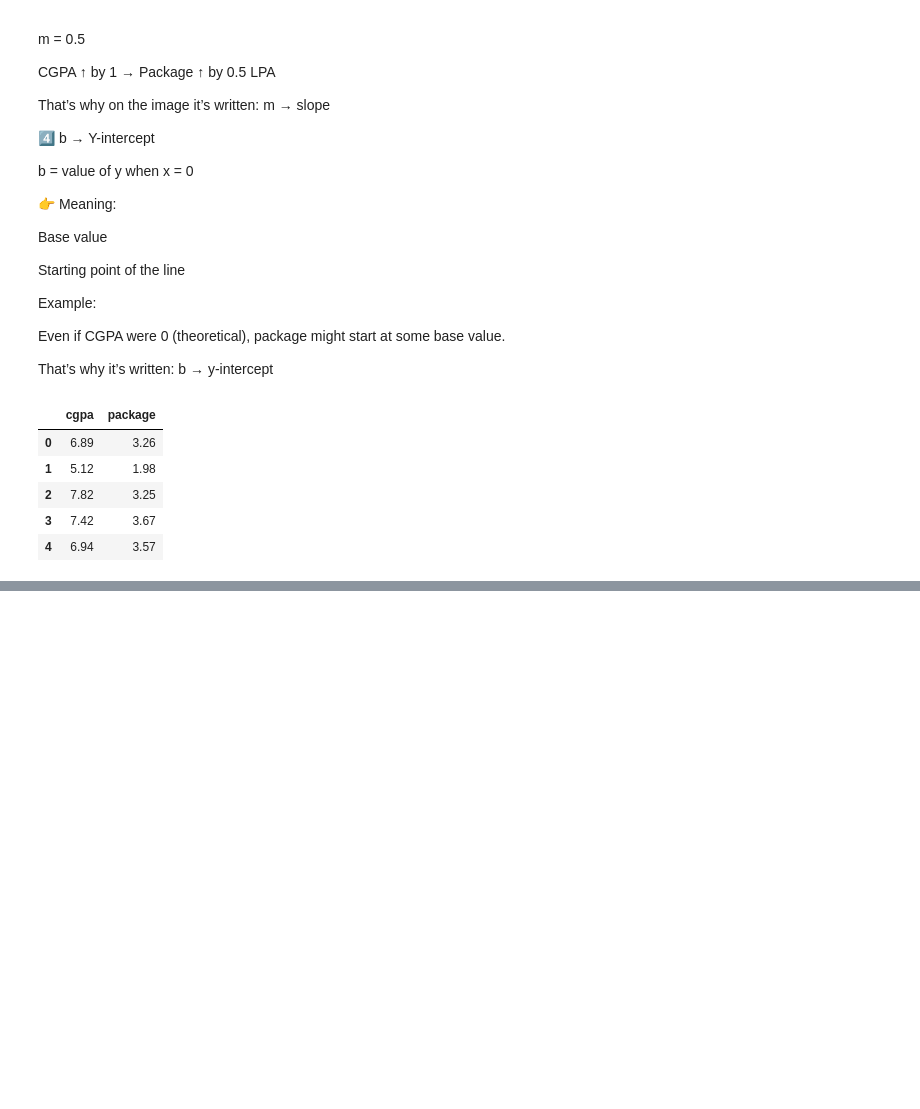
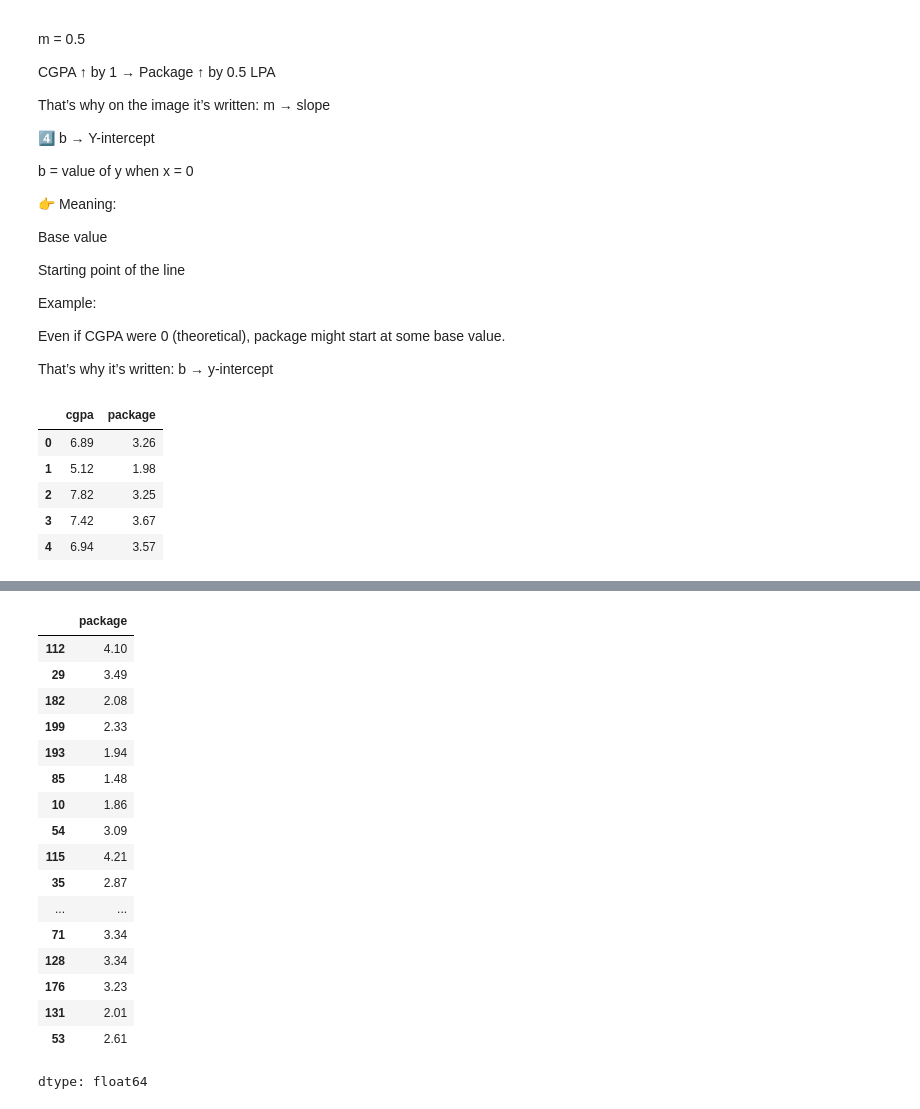
Before and after one commit to shubhammadane/pandas-by-shubhammadane, a Jupyter notebook: Machine_Learning_Day_1.ipynb, the cells around one changed output, grey strips where cells are left out. Cells and saved outputs as stored; diff of their text form; code cells hidden in the pictures; blank space fills up the shorter version.

```diff
--- a/Machine_Learning_Day_1.ipynb
+++ b/Machine_Learning_Day_1.ipynb
@@ -129,0 +199,21 @@ df.head()
+# %%
+y_test
+# %% [output]
+|  | package |
+| 112 | 4.10 |
+| 29 | 3.49 |
+| 182 | 2.08 |
+| 199 | 2.33 |
+| 193 | 1.94 |
+| 85 | 1.48 |
+| 10 | 1.86 |
+| 54 | 3.09 |
+| 115 | 4.21 |
+| 35 | 2.87 |
+| ... | ... |
+| 71 | 3.34 |
+| 128 | 3.34 |
+| 176 | 3.23 |
+| 131 | 2.01 |
+| 53 | 2.61 |
+dtype: float64
```
Also changed, not shown: parts of 15 cells of this notebook.
